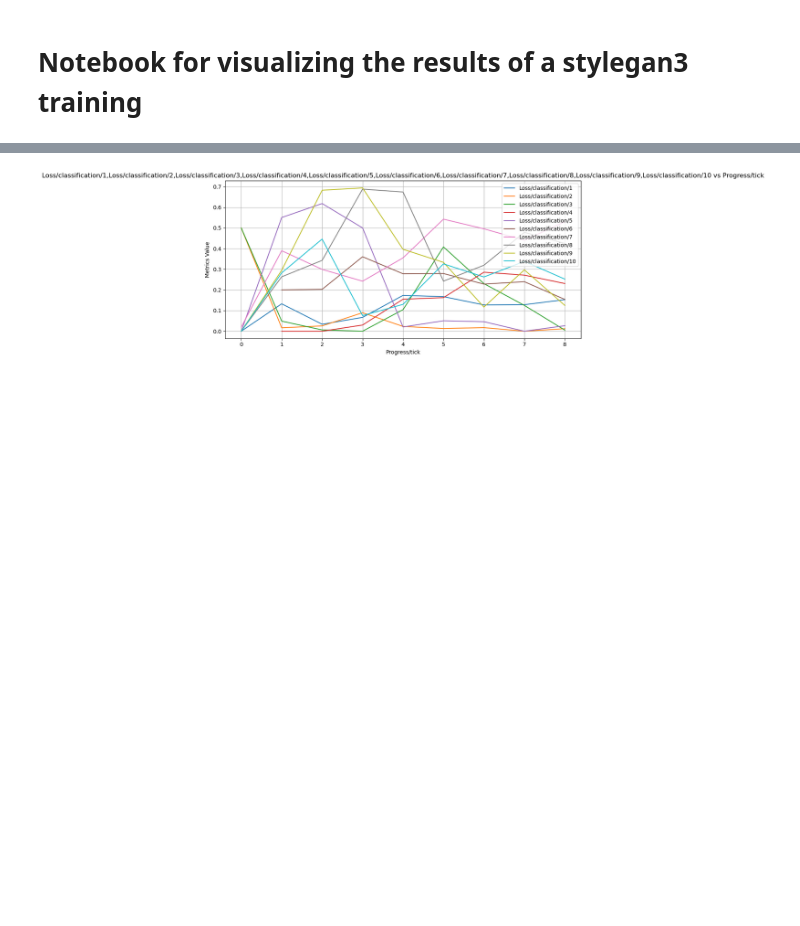
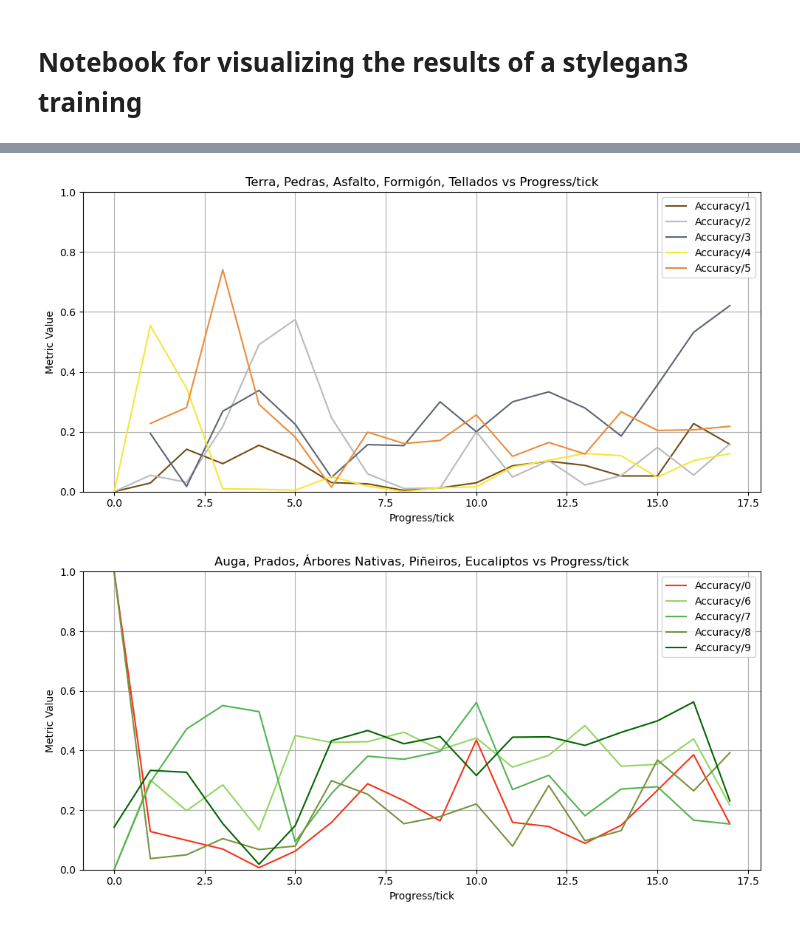
Before and after one commit to antongomez/Conditional-StyleGAN3, a Jupyter notebook: graphics.ipynb, the cells around one changed output, grey strips where cells are left out. Saved outputs shown, nothing was run; the diff lists cells and outputs as text; code cells hidden in the pictures; blank space fills up the shorter version.

Commit message:
Change labels in oitaven to 0-9 range and collect data to plot a confusion matrix

```diff
--- a/graphics.ipynb
+++ b/graphics.ipynb
@@ -291,4 +374,50 @@ plot_accuracies(
-# %%
-plot_metric(metrics, metrics=[f"Loss/classification/{c}" for c in class_labels], x_axis="Progress/tick", marker=None)
-# %% [output]
-[figure, removed]
+# %%
+if "oitaven" in experiment_name:
+    minority_class_labels = [1, 2, 3, 4, 5]
+    colors = [class_colors[c] for c in minority_class_labels]
+    plot_metric(
+        metrics,
+        metrics=[f"Accuracy/{c}" for c in minority_class_labels],
+        x_axis="Progress/tick",
+        marker=None,
+        ylim=(0, 1),
+        colors=colors,
+        title="Terra, Pedras, Asfalto, Formigón, Tellados vs Progress/tick",
+    )
+    mayority_class_labels = [0, 6, 7, 8, 9]
+    colors = [class_colors[c] for c in mayority_class_labels]
+    plot_metric(
+        metrics,
+        metrics=[f"Accuracy/{c}" for c in mayority_class_labels],
+        x_axis="Progress/tick",
+        marker=None,
+        ylim=(0, 1),
+        colors=colors,
+        title="Auga, Prados, Árbores Nativas, Piñeiros, Eucaliptos vs Progress/tick",
+    )
+else:
+    first_class_labels = [0, 1, 2, 3, 4]
+    colors = [class_colors[c] for c in first_class_labels]
+    plot_metric(
+        metrics,
+        metrics=[f"Accuracy/{c}" for c in first_class_labels],
+        x_axis="Progress/tick",
+        marker=None,
+        ylim=(0, 1),
+        colors=colors,
+        title="0, 1, 2, 3, 4 vs Progress/tick",
+    )
+    last_class_labels = [5, 6, 7, 8, 9]
+    colors = [class_colors[c] for c in last_class_labels]
+    plot_metric(
+        metrics,
+        metrics=[f"Accuracy/{c}" for c in last_class_labels],
+        x_axis="Progress/tick",
+        marker=None,
+        ylim=(0, 1),
+        colors=colors,
+        title="5, 6, 7, 8, 9 vs Progress/tick",
+    )
+# %% [output]
+[figure, added]
+[figure, added]
```
Also changed, not shown: parts of 8 cells of this notebook, 4 other files.
